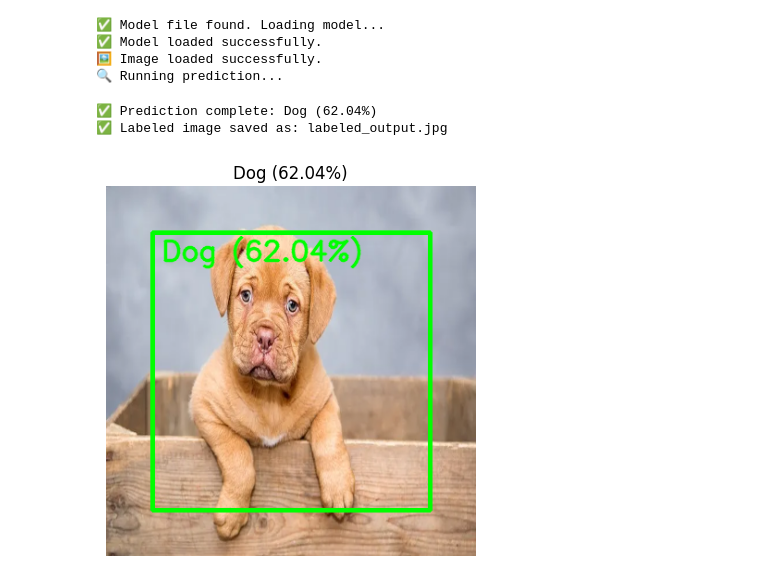
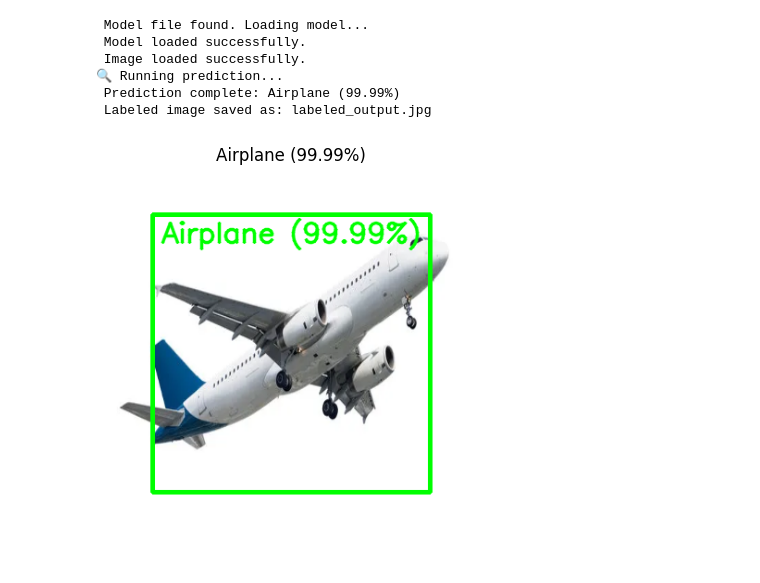
Before and after one commit to Nithingowdabk/image-recognition, a Jupyter notebook: image identification.ipynb, the cells around one changed output. Saved outputs shown, nothing was run; the diff lists cells and outputs as text; code cells hidden in the pictures.

```diff
--- a/image identification.ipynb
+++ b/image identification.ipynb
@@ -14,10 +14,10 @@ model_path = "cnn_cifar10.h5"
 if not os.path.exists(model_path):
     raise FileNotFoundError(f"Model file '{model_path}' not found!")
 
-print("✅ Model file found. Loading model...")
+print(" Model file found. Loading model...")
 model = tf.keras.models.load_model(model_path, compile=False)
 model.compile()
-print("✅ Model loaded successfully.")
+print(" Model loaded successfully.")
 
 def preprocess_image(image_path):
     if not os.path.exists(image_path):
@@ -27,44 +27,44 @@ def preprocess_image(image_path):
     if image is None:
         raise ValueError("Error loading image. Check file format and path.")
 
-    print("🖼️ Image loaded successfully.")
+    print(" Image loaded successfully.")
 
     original_image = cv2.resize(image, (400, 400))
     processed_image = cv2.resize(image, (32, 32))
     processed_image = processed_image / 255.0
     processed_image = np.expand_dims(processed_image, axis=0)
     return processed_image, original_image
 
-image_path = r"C:\Users\nithi\img_recognition_app\image.webp"
+image_path = r"C:\Users\nithi\img_recognition_app\img2.webp"
 
 image, original_image = preprocess_image(image_path)
 
 print("🔍 Running prediction...")
 predictions = model.predict(image, verbose=0)
 predicted_class = np.argmax(predictions)
 confidence = np.max(predictions) * 100
 predicted_label = f"{cifar10_labels[predicted_class]} ({confidence:.2f}%)"
-print(f"✅ Prediction complete: {predicted_label}")
+print(f" Prediction complete: {predicted_label}")
 
 h, w, _ = original_image.shape
 cv2.rectangle(original_image, (50, 50), (w - 50, h - 50), (0, 255, 0), 3)
 cv2.putText(original_image, predicted_label, (60, 80), cv2.FONT_HERSHEY_SIMPLEX,
             1, (0, 255, 0), 2, cv2.LINE_AA)
 
 output_path = "labeled_output.jpg"
 cv2.imwrite(output_path, original_image)
-print(f"✅ Labeled image saved as: {output_path}")
+print(f" Labeled image saved as: {output_path}")
 
 original_image_rgb = cv2.cvtColor(original_image, cv2.COLOR_BGR2RGB)
 plt.imshow(original_image_rgb)
 plt.axis("off")
 plt.title(predicted_label)
 plt.show()
 # %% [output]
-✅ Model file found. Loading model...
-✅ Model loaded successfully.
-🖼️ Image loaded successfully.
+ Model file found. Loading model...
+ Model loaded successfully.
+ Image loaded successfully.
 🔍 Running prediction...
+ Prediction complete: Airplane (99.99%)
+ Labeled image saved as: labeled_output.jpg
-✅ Prediction complete: Dog (62.04%)
-✅ Labeled image saved as: labeled_output.jpg
-[figure, old version]
+[figure, new version]
```
Also changed, not shown: 2 other files.
